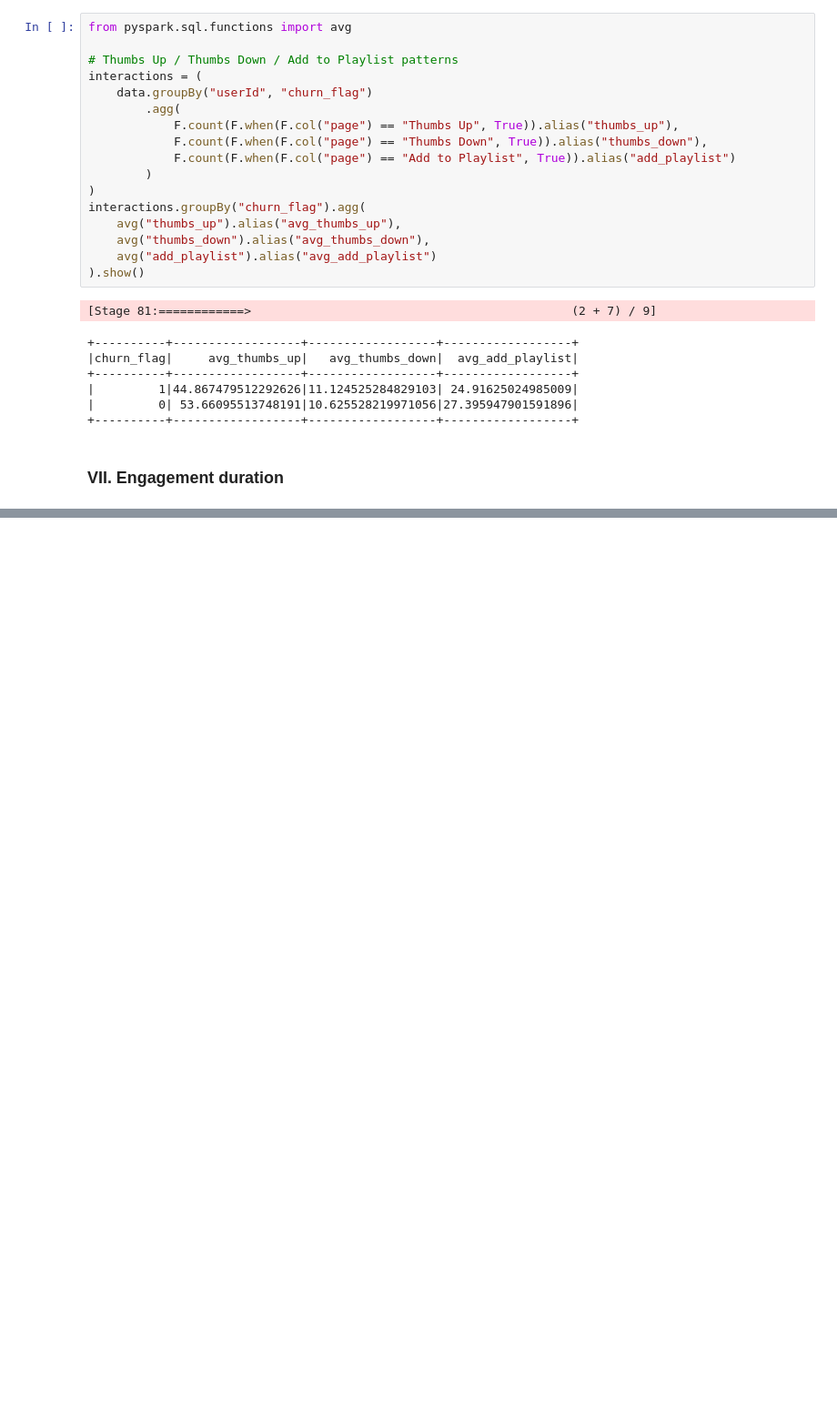
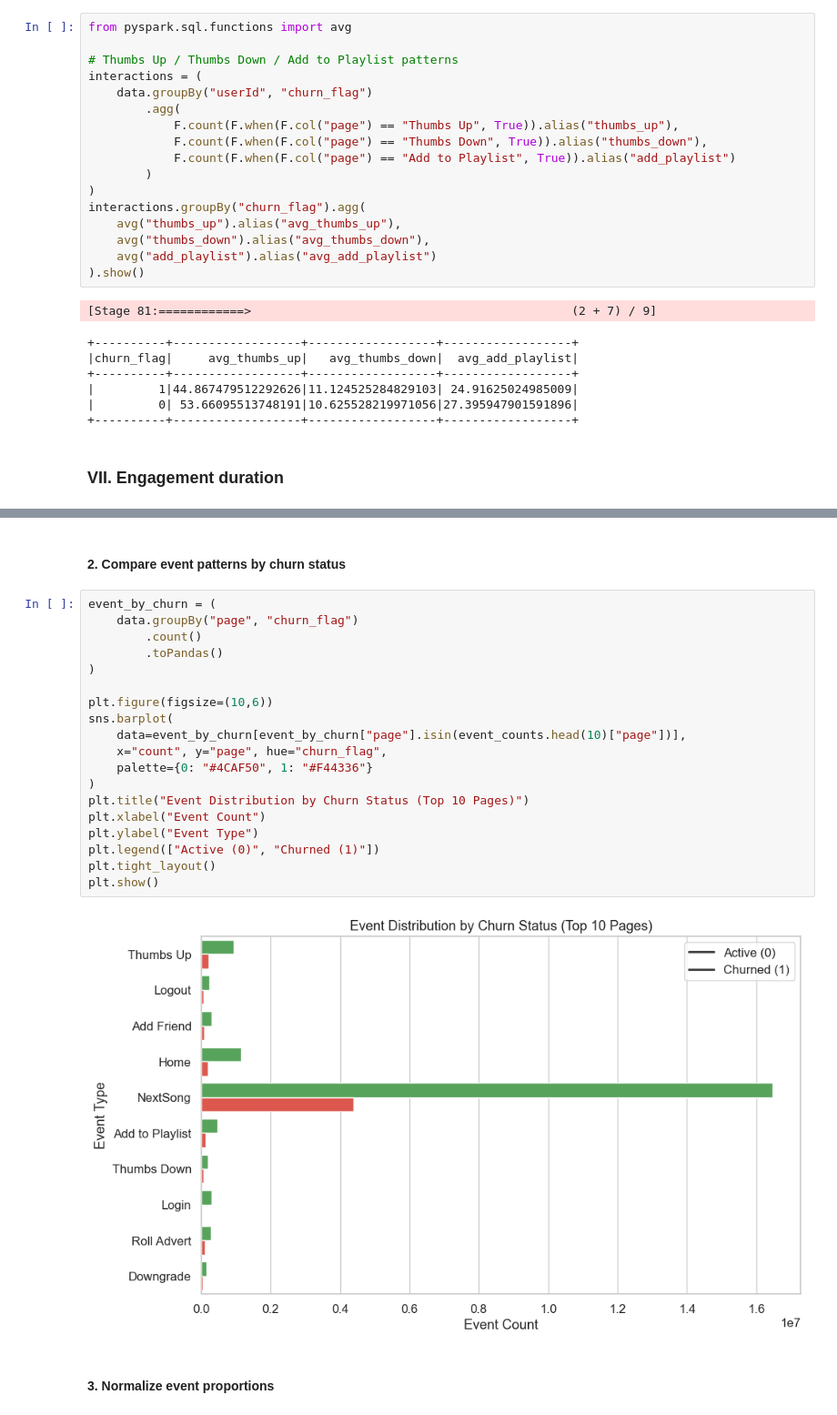
Before and after one commit to ZlataSparrow/Churn_Risk_Classification, a Jupyter notebook: notebook/02_EDA.ipynb, the cells around one changed output, grey strips where cells are left out. Shown at 91% size. Drawn from its saved outputs; the diff is of its cells as text; blank space fills up the shorter version.

```diff
--- a/notebook/02_EDA.ipynb
+++ b/notebook/02_EDA.ipynb
@@ -368,0 +477,25 @@ Passing `palette` without assigning `hue` is deprecated and will be removed in v
+# %% [markdown]
+#### 2. Compare event patterns by churn status
+# %%
+event_by_churn = (
+    data.groupBy("page", "churn_flag")
+        .count()
+        .toPandas()
+)
+
+plt.figure(figsize=(10,6))
+sns.barplot(
+    data=event_by_churn[event_by_churn["page"].isin(event_counts.head(10)["page"])],
+    x="count", y="page", hue="churn_flag",
+    palette={0: "#4CAF50", 1: "#F44336"}
+)
+plt.title("Event Distribution by Churn Status (Top 10 Pages)")
+plt.xlabel("Event Count")
+plt.ylabel("Event Type")
+plt.legend(["Active (0)", "Churned (1)"])
+plt.tight_layout()
+plt.show()
+# %% [output]
+[figure, added]
+# %% [markdown]
+#### 3. Normalize event proportions
```
Also changed, not shown: parts of 38 cells of this notebook.
